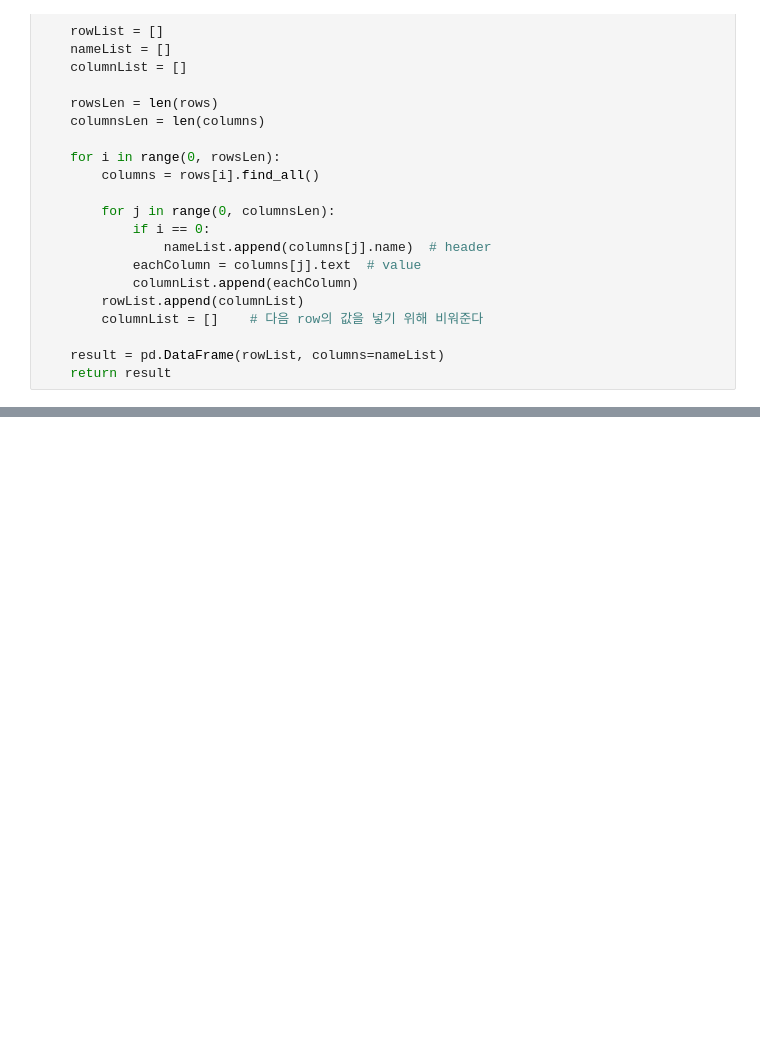
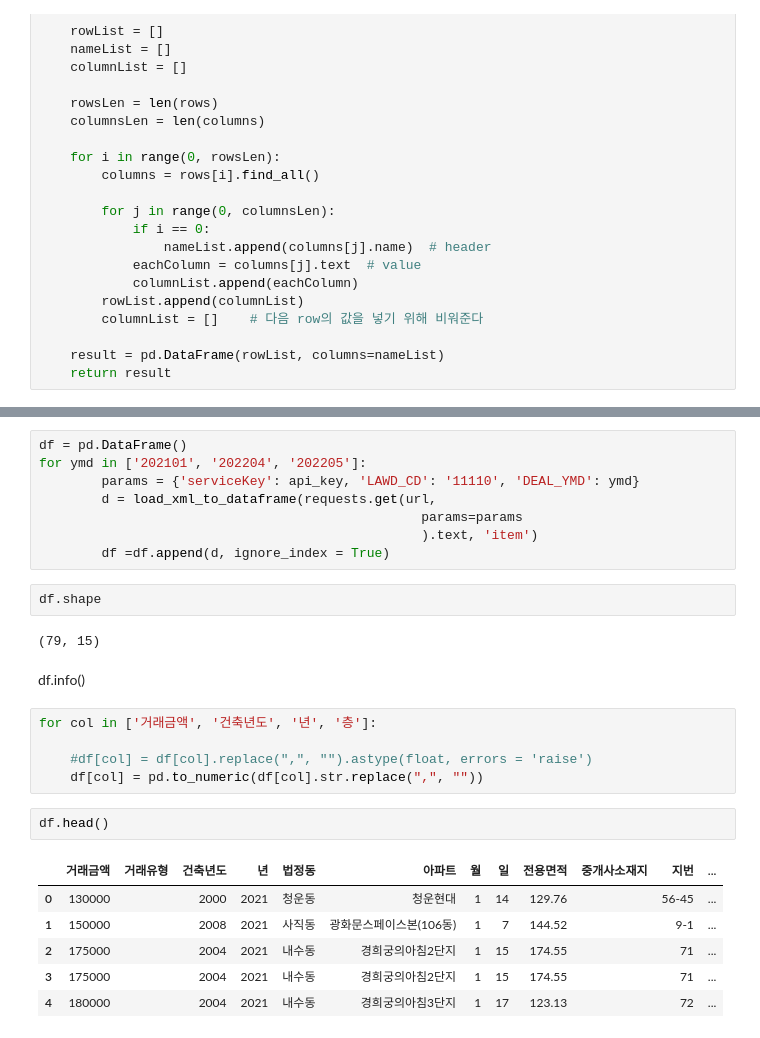
Before and after one commit to reejungkim/OpenAPI_Ministry_of_land, a Jupyter notebook: 국토교통부 아파트매매 실거래.ipynb, the cells around one changed output, grey strips where cells are left out. Cells and saved outputs as stored; diff of their text form; blank space fills up the shorter version.

```diff
--- a/국토교통부 아파트매매 실거래.ipynb
+++ b/국토교통부 아파트매매 실거래.ipynb
@@ -89,0 +90,28 @@ df.head()
+# %%
+df = pd.DataFrame()
+for ymd in ['202101', '202204', '202205']:
+        params = {'serviceKey': api_key, 'LAWD_CD': '11110', 'DEAL_YMD': ymd}
+        d = load_xml_to_dataframe(requests.get(url,
+                                                 params=params
+                                                 ).text, 'item')
+        df =df.append(d, ignore_index = True)
+# %%
+df.shape
+# %% [output]
+(79, 15)
+# %% [markdown]
+df.info()
+# %%
+for col in ['거래금액', '건축년도', '년', '층']:
+
+    #df[col] = df[col].replace(",", "").astype(float, errors = 'raise')
+    df[col] = pd.to_numeric(df[col].str.replace(",", ""))
+# %%
+df.head()
+# %% [output]
+|  | 거래금액 | 거래유형 | 건축년도 | 년 | 법정동 | 아파트 | 월 | 일 | 전용면적 | 중개사소재지 | 지번 | ... |
+| 0 | 130000 |  | 2000 | 2021 | 청운동 | 청운현대 | 1 | 14 | 129.76 |  | 56-45 | ... |
+| 1 | 150000 |  | 2008 | 2021 | 사직동 | 광화문스페이스본(106동) | 1 | 7 | 144.52 |  | 9-1 | ... |
+| 2 | 175000 |  | 2004 | 2021 | 내수동 | 경희궁의아침2단지 | 1 | 15 | 174.55 |  | 71 | ... |
+| 3 | 175000 |  | 2004 | 2021 | 내수동 | 경희궁의아침2단지 | 1 | 15 | 174.55 |  | 71 | ... |
+| 4 | 180000 |  | 2004 | 2021 | 내수동 | 경희궁의아침3단지 | 1 | 17 | 123.13 |  | 72 | ... |
```
Also changed, not shown: parts of 4 cells of this notebook.
